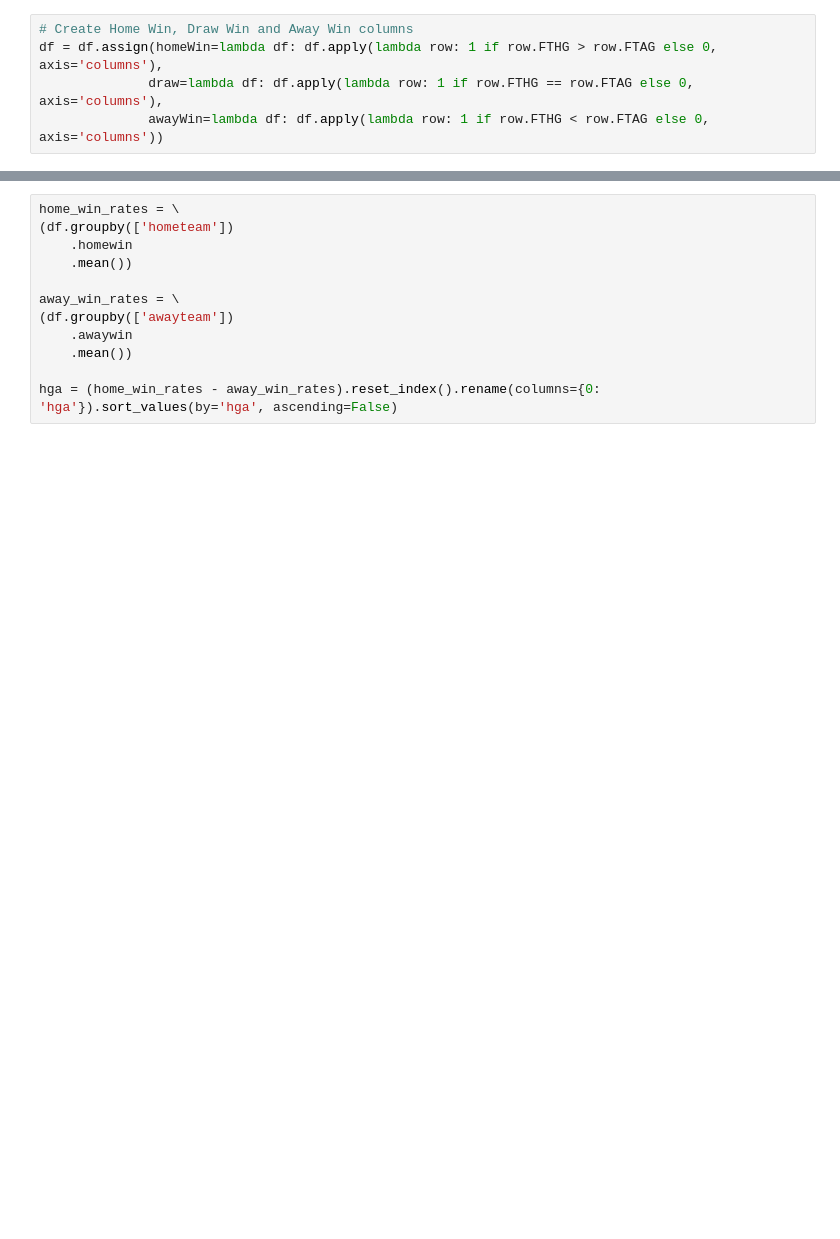
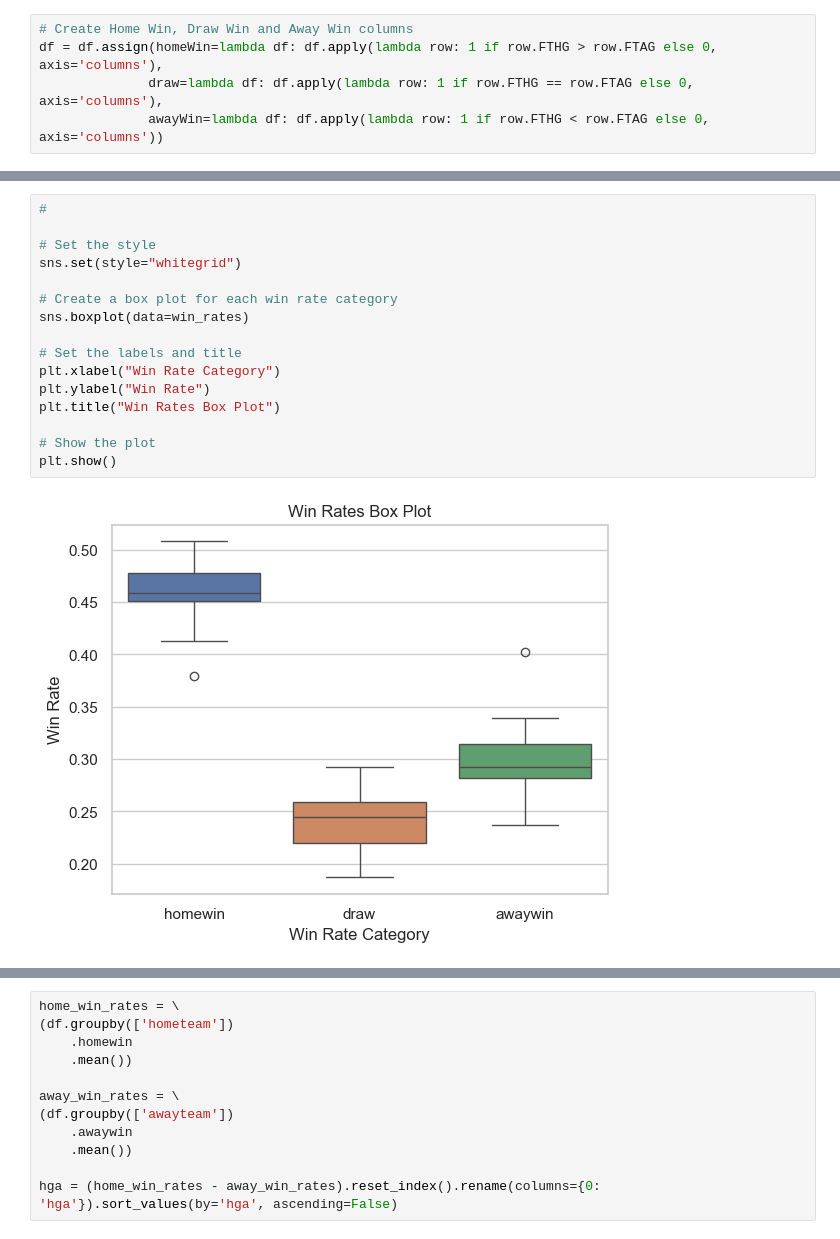
Before and after one commit to RuiFSP/Premier-League-Football, a Jupyter notebook: predict_football.ipynb, the cells around one changed output, grey strips where cells are left out. Cells and saved outputs as stored; diff of their text form; blank space fills up the shorter version.

```diff
--- a/predict_football.ipynb
+++ b/predict_football.ipynb
@@ -59,4 +65,22 @@ win_rates
 | 2021 | 0.428947 | 0.231579 | 0.339474 |
 | 2022 | 0.484211 | 0.228947 | 0.286842 |
 | 2023 | 0.458333 | 0.208333 | 0.333333 |
+# %%
+#
+
+# Set the style
+sns.set(style="whitegrid")
+
+# Create a box plot for each win rate category
+sns.boxplot(data=win_rates)
+
+# Set the labels and title
+plt.xlabel("Win Rate Category")
+plt.ylabel("Win Rate")
+plt.title("Win Rates Box Plot")
+
+# Show the plot
+plt.show()
+# %% [output]
+[figure, added]
 # %%
```
Also changed, not shown: parts of 85 cells of this notebook, 10 other files.
